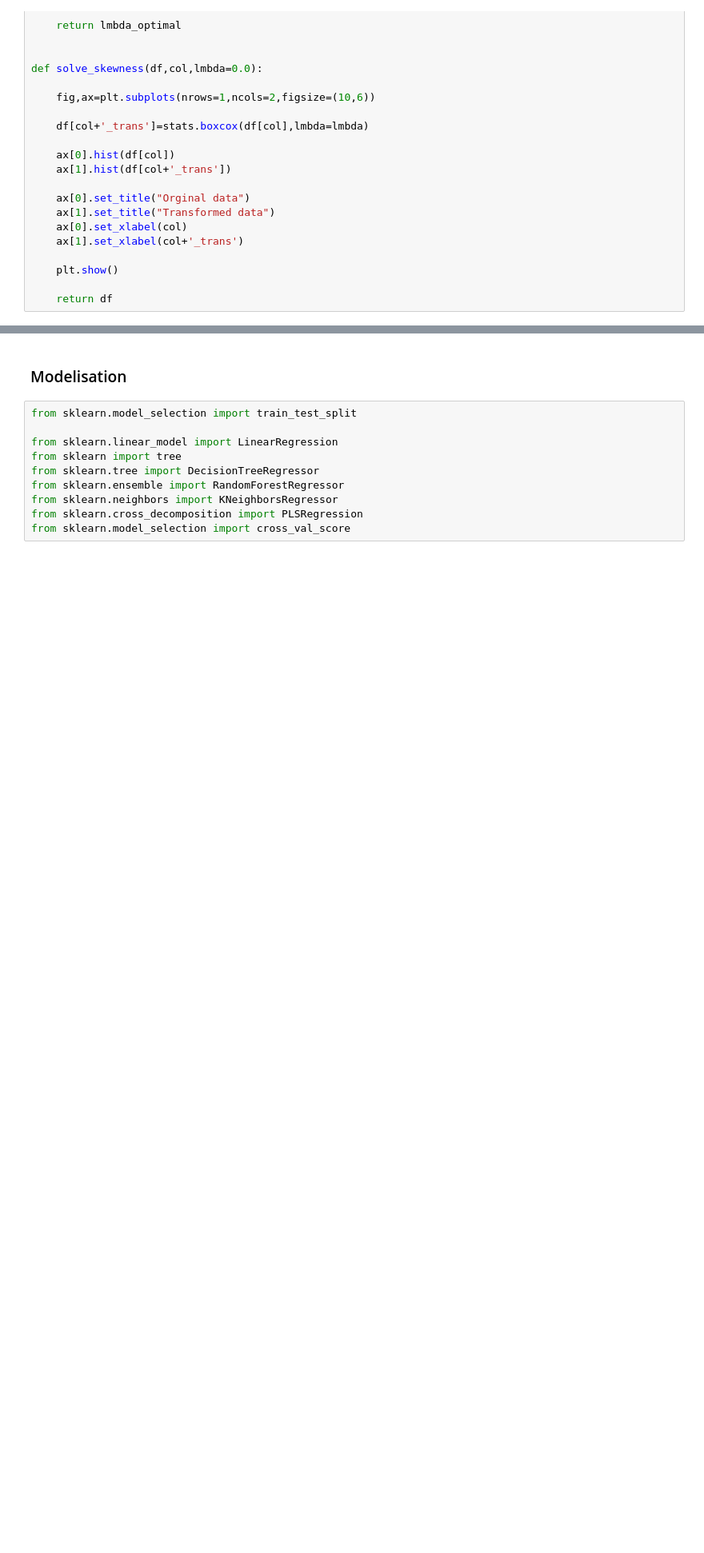
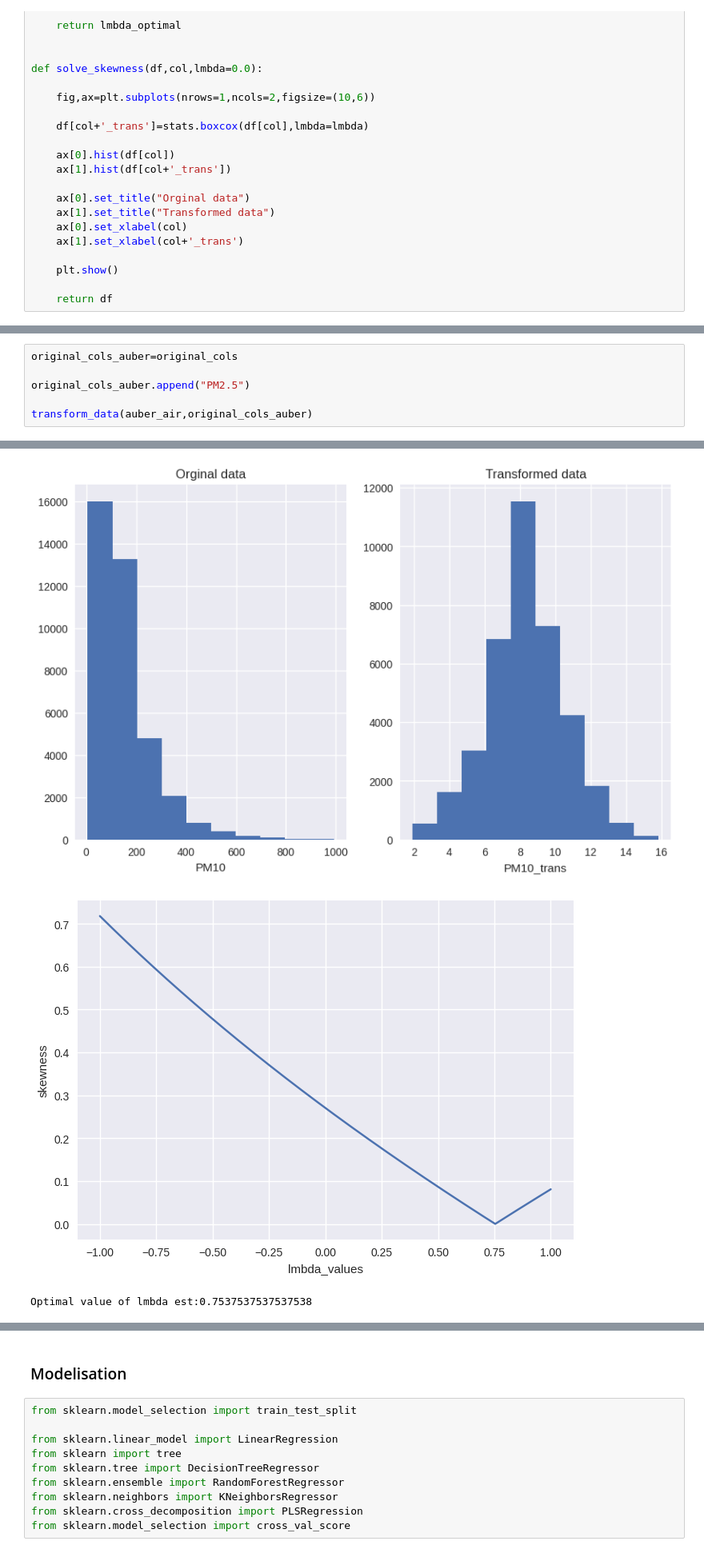
Before and after one commit to AdvancedGroupBootcamp/ai_marie_alex_moussa, a Jupyter notebook: RATP_Project/Regression on time series.ipynb, the cells around one changed output, grey strips where cells are left out. Shown at 80% size. Cells and saved outputs as stored; diff of their text form; blank space fills up the shorter version.

```diff
--- a/RATP_Project/Regression on time series.ipynb
+++ b/RATP_Project/Regression on time series.ipynb
@@ -368,0 +323,7 @@ Optimal value of lmbda est:-1.0
+# %%
+original_cols_auber=original_cols
+
+original_cols_auber.append("PM2.5")
+
+transform_data(auber_air,original_cols_auber)
+# %% [output]
@@ -368,0 +338,3 @@ Optimal value of lmbda est:-1.0
+[figure, added]
+[figure, added]
+Optimal value of lmbda est:0.7537537537537538
```
Also changed, not shown: parts of 35 cells of this notebook.
